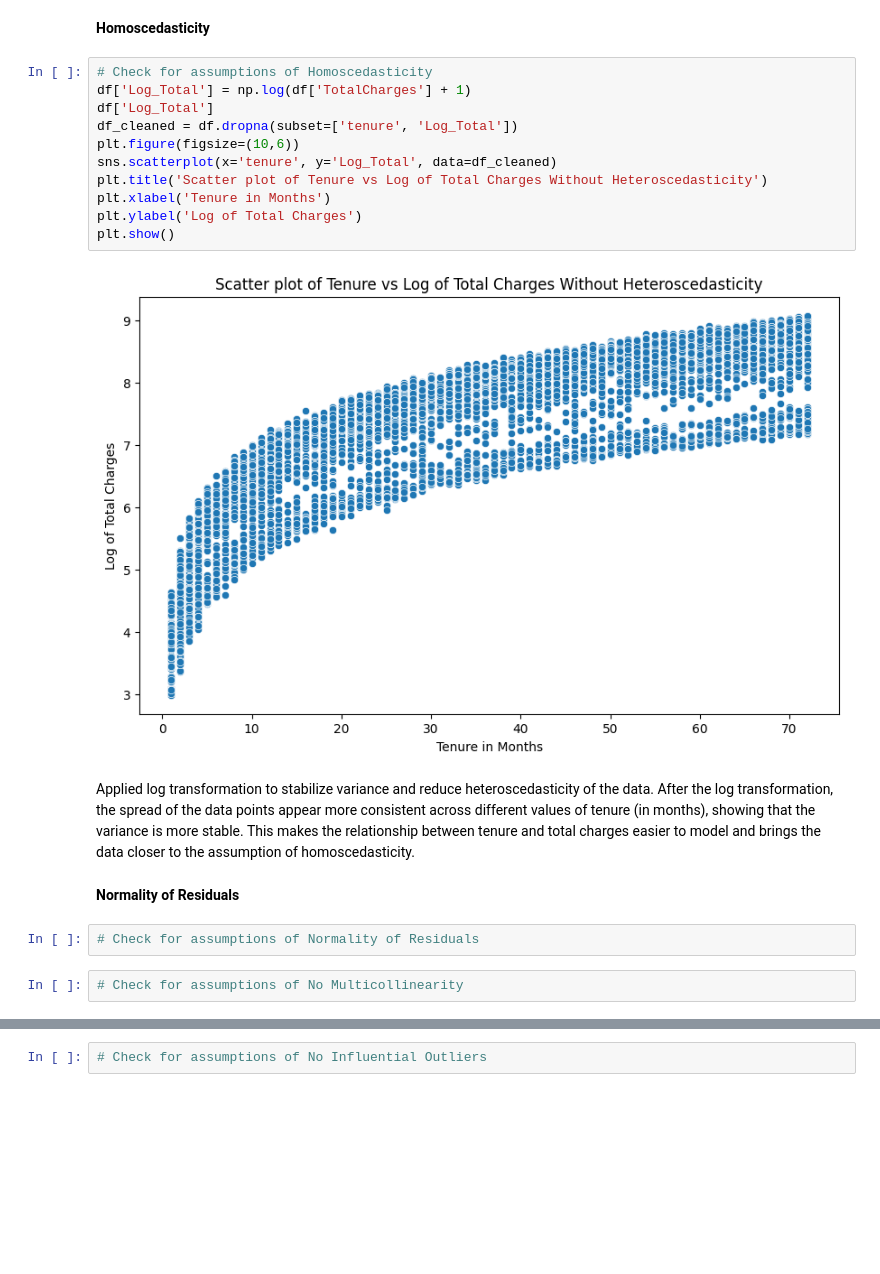
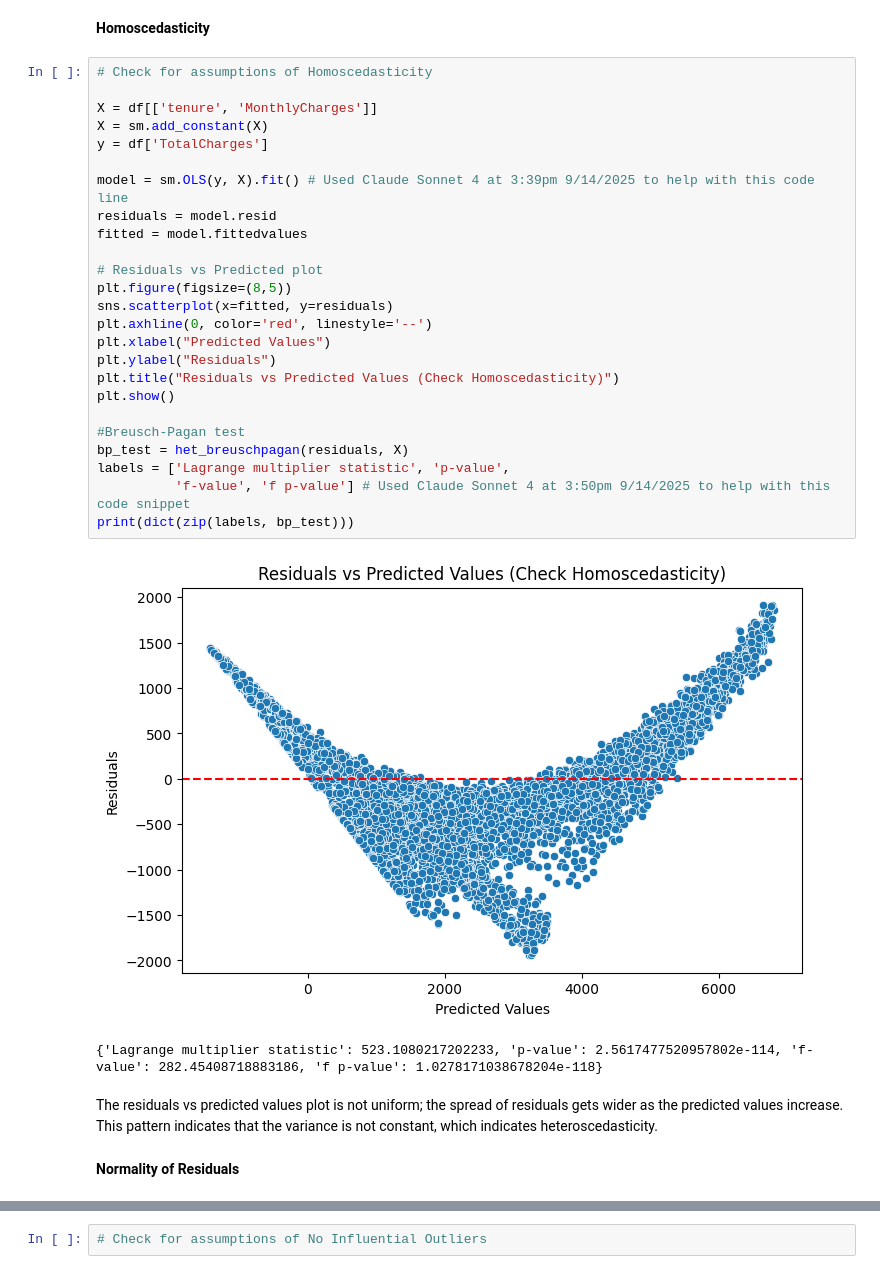
Before and after one commit to lindsaygross/Interpretable-ML, a Jupyter notebook: Interpretable_ML.ipynb, the cells around one changed output, grey strips where cells are left out. Cells and saved outputs as stored; diff of their text form; blank space fills up the shorter version.

```diff
--- a/Interpretable_ML.ipynb
+++ b/Interpretable_ML.ipynb
@@ -372,23 +432,35 @@ or features that are correlated with each other.
 # %% [markdown]
 **Homoscedasticity**
-# %%
-# Check for assumptions of Homoscedasticity
-df['Log_Total'] = np.log(df['TotalCharges'] + 1)
-df['Log_Total']
-df_cleaned = df.dropna(subset=['tenure', 'Log_Total'])
-plt.figure(figsize=(10,6))
-sns.scatterplot(x='tenure', y='Log_Total', data=df_cleaned)
-plt.title('Scatter plot of Tenure vs Log of Total Charges Without Heteroscedasticity')
-plt.xlabel('Tenure in Months')
-plt.ylabel('Log of Total Charges')
-plt.show()
-# %% [output]
-[figure, removed]
-# %% [markdown]
-Applied log transformation to stabilize variance and reduce heteroscedasticity of the data. After the log transformation, the spread of the data points appear more consistent across different values of tenure (in months), showing that the variance is more stable. This makes the relationship between tenure and total charges easier to model and brings the data closer to the assumption of homoscedasticity.
+# %%
+# Check for assumptions of Homoscedasticity
+
+X = df[['tenure', 'MonthlyCharges']]
+X = sm.add_constant(X)
+y = df['TotalCharges']
+
+model = sm.OLS(y, X).fit() # Used Claude Sonnet 4 at 3:39pm 9/14/2025 to help with this code line
+residuals = model.resid
+fitted = model.fittedvalues
+
+# Residuals vs Predicted plot
+plt.figure(figsize=(8,5))
+sns.scatterplot(x=fitted, y=residuals)
+plt.axhline(0, color='red', linestyle='--')
+plt.xlabel("Predicted Values")
+plt.ylabel("Residuals")
+plt.title("Residuals vs Predicted Values (Check Homoscedasticity)")
+plt.show()
+
+#Breusch-Pagan test
+bp_test = het_breuschpagan(residuals, X)
+labels = ['Lagrange multiplier statistic', 'p-value',
+          'f-value', 'f p-value'] # Used Claude Sonnet 4 at 3:50pm 9/14/2025 to help with this code snippet
+print(dict(zip(labels, bp_test)))
+# %% [output]
+[figure, added]
+{'Lagrange multiplier statistic': 523.1080217202233, 'p-value': 2.5617477520957802e-114, 'f-value': 282.45408718883186, 'f p-value': 1.0278171038678204e-118}
+# %% [markdown]
+
+The residuals vs predicted values plot is not uniform;  the spread of residuals gets wider as the predicted values increase. This pattern indicates that the variance is not constant, which indicates heteroscedasticity.
 # %% [markdown]
 **Normality of Residuals**
-# %%
-# Check for assumptions of Normality of Residuals
-# %%
-# Check for assumptions of No Multicollinearity
```
Also changed, not shown: parts of 18 cells of this notebook, 1 other file.
